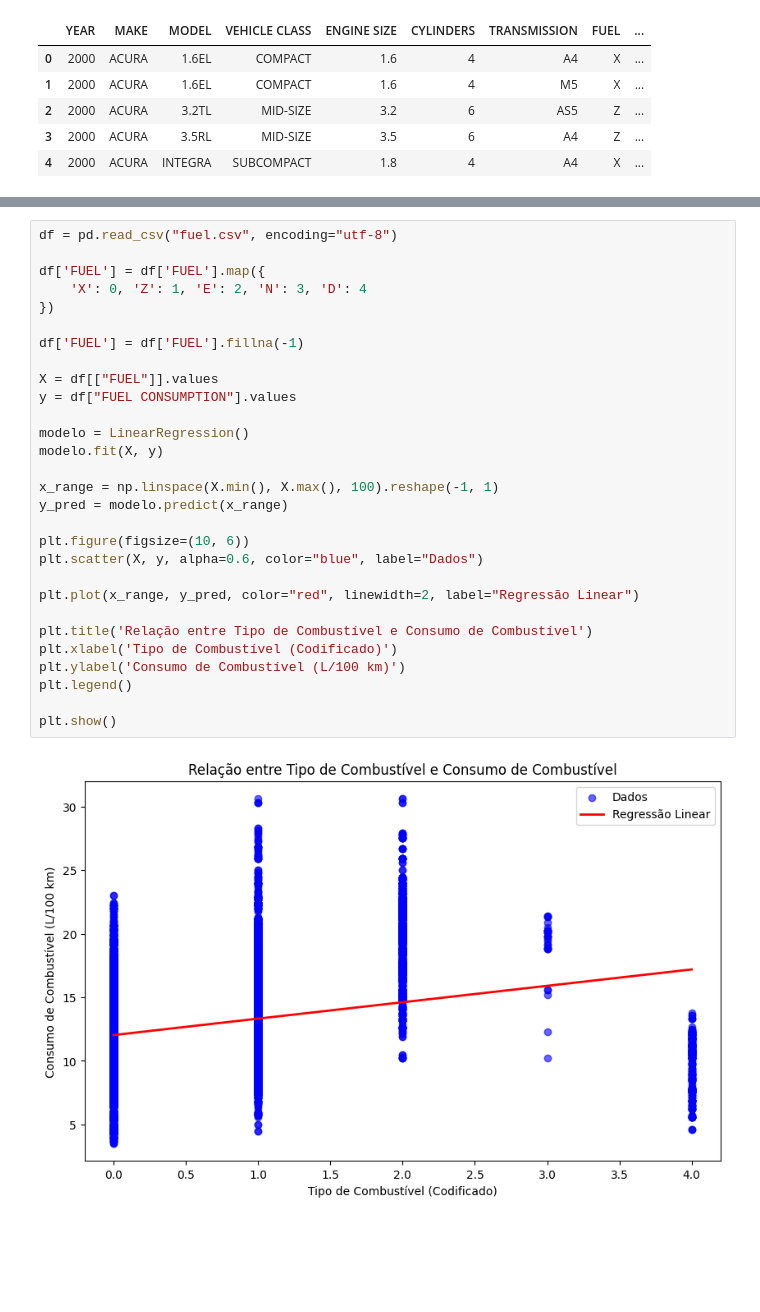
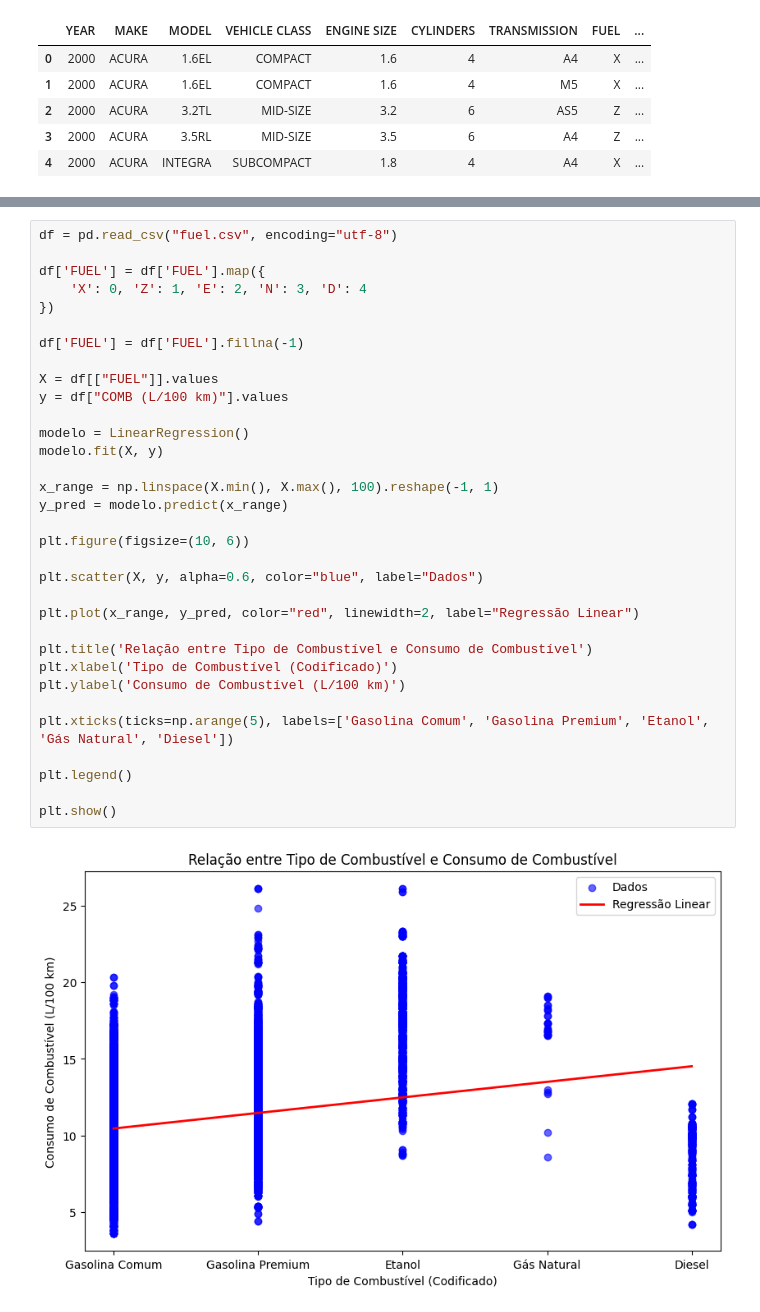
Before and after one commit to DanielFreitassc/projeto_final_ml, a Jupyter notebook: teste.ipynb, the cells around one changed output, grey strips where cells are left out. Cells and saved outputs as stored; diff of their text form; blank space fills up the shorter version.

```diff
--- a/teste.ipynb
+++ b/teste.ipynb
@@ -103,33 +99,37 @@ plt.show()
 # %%
 df = pd.read_csv("fuel.csv", encoding="utf-8")
 
 df['FUEL'] = df['FUEL'].map({
     'X': 0, 'Z': 1, 'E': 2, 'N': 3, 'D': 4
 })
 
 df['FUEL'] = df['FUEL'].fillna(-1)
 
 X = df[["FUEL"]].values
-y = df["FUEL CONSUMPTION"].values
+y = df["COMB (L/100 km)"].values
 
 modelo = LinearRegression()
 modelo.fit(X, y)
 
 x_range = np.linspace(X.min(), X.max(), 100).reshape(-1, 1)
 y_pred = modelo.predict(x_range)
 
 plt.figure(figsize=(10, 6))
+
 plt.scatter(X, y, alpha=0.6, color="blue", label="Dados")
 
 plt.plot(x_range, y_pred, color="red", linewidth=2, label="Regressão Linear")
 
 plt.title('Relação entre Tipo de Combustível e Consumo de Combustível')
 plt.xlabel('Tipo de Combustível (Codificado)')
 plt.ylabel('Consumo de Combustível (L/100 km)')
+
+plt.xticks(ticks=np.arange(5), labels=['Gasolina Comum', 'Gasolina Premium', 'Etanol', 'Gás Natural', 'Diesel'])
+
 plt.legend()
 
 plt.show()
 # %% [output]
-[figure, old version]
+[figure, new version]
 # %%
 X = fuel[["EMISSIONS"]].values
```
Also changed, not shown: parts of 11 cells of this notebook, 10 other files.
